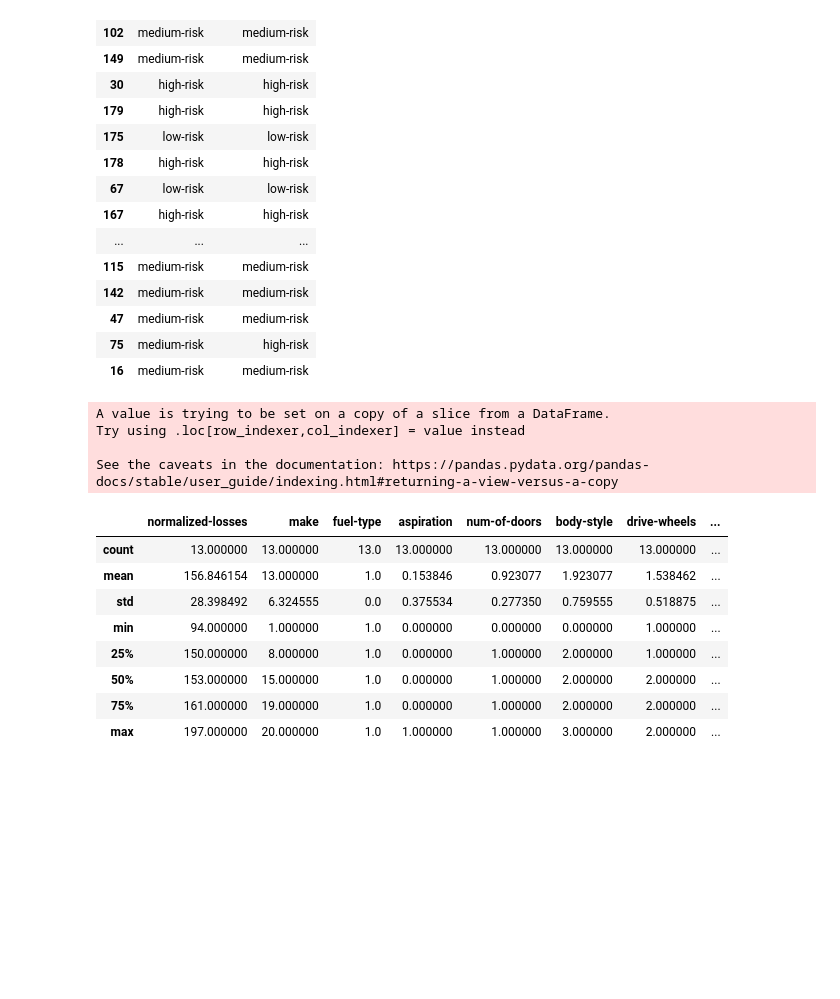
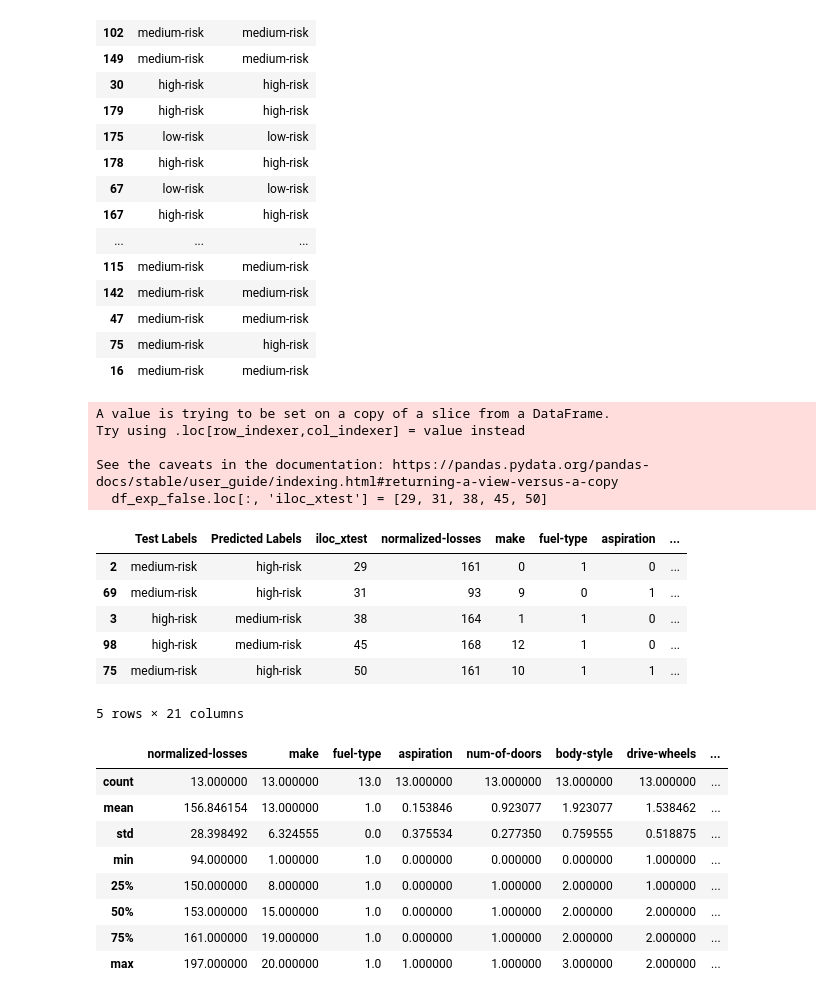
Before and after one commit to KingKai69/VisualAnalytics, a Jupyter notebook: VA_Classification.ipynb, the cells around one changed output. Drawn from its saved outputs; the diff is of its cells as text; code cells hidden in the pictures; blank space fills up the shorter version.

```diff
--- a/VA_Classification.ipynb
+++ b/VA_Classification.ipynb
@@ -603,14 +598,24 @@ df_results.head(n=60)
 df_exp = pd.concat([X_test, df_results], axis=1)
 df_exp_false = df_exp[df_exp['Test Labels'] != df_exp['Predicted Labels']]
 df_exp_false.loc[:, 'iloc_xtest'] = [29, 31, 38, 45, 50]
-
-new_order = ['Test Labels', 'Predicted Labels', 'iloc_xtest'] + list(df.columns[:26])
+new_order = ['Test Labels', 'Predicted Labels', 'iloc_xtest'] + list(df_exp_false.columns[:18])
 df_exp_false = df_exp_false[new_order]
 # %% [output]
 A value is trying to be set on a copy of a slice from a DataFrame.
 Try using .loc[row_indexer,col_indexer] = value instead
 
 See the caveats in the documentation: https://pandas.pydata.org/pandas-docs/stable/user_guide/indexing.html#returning-a-view-versus-a-copy
+  df_exp_false.loc[:, 'iloc_xtest'] = [29, 31, 38, 45, 50]
+# %%
+df_exp_false.head()
+# %% [output]
+|  | Test Labels | Predicted Labels | iloc_xtest | normalized-losses | make | fuel-type | aspiration | ... |
+| 2 | medium-risk | high-risk | 29 | 161 | 0 | 1 | 0 | ... |
+| 69 | medium-risk | high-risk | 31 | 93 | 9 | 0 | 1 | ... |
+| 3 | high-risk | medium-risk | 38 | 164 | 1 | 1 | 0 | ... |
+| 98 | high-risk | medium-risk | 45 | 168 | 12 | 1 | 0 | ... |
+| 75 | medium-risk | high-risk | 50 | 161 | 10 | 1 | 1 | ... |
+5 rows × 21 columns
 # %%
 df_exp_corr = df_exp[df_exp['Test Labels'] == df_exp['Predicted Labels']]
 df_exp_corr_hr = df_exp[(df_exp['Test Labels'] == 'high-risk') & (df_exp['Predicted Labels'] == 'high-risk')]
```
Also changed, not shown: parts of 8 cells of this notebook, 2 other files.
